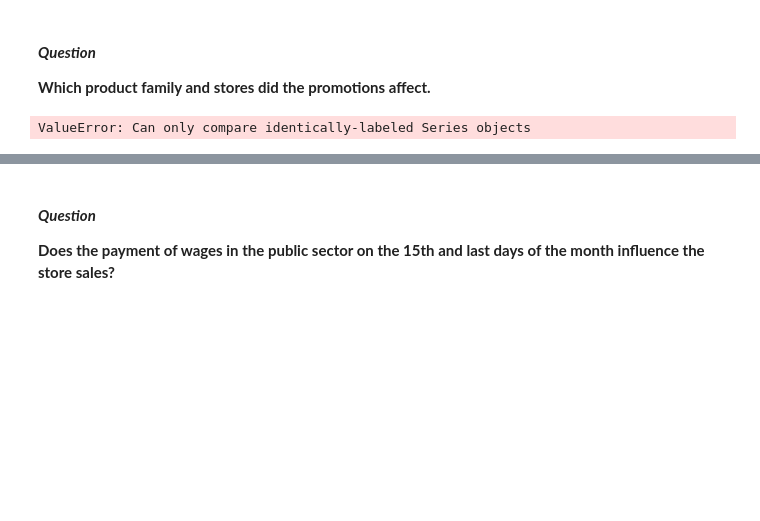
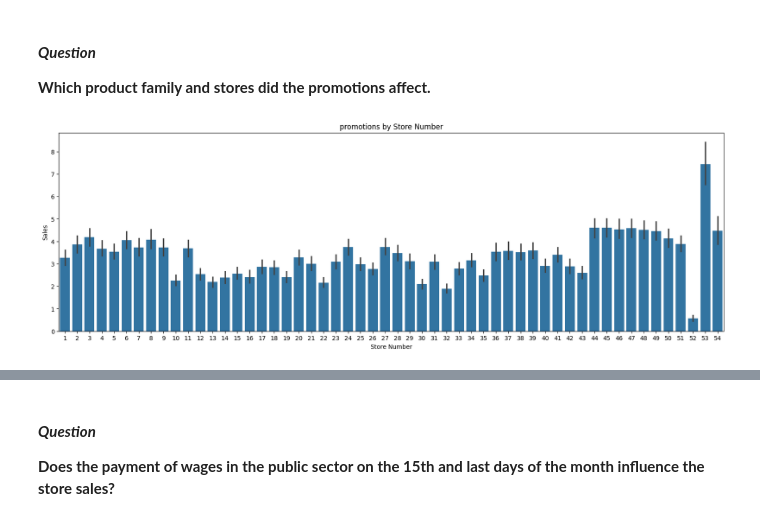
Before and after one commit to wamathaiwandeto/Time-Series-Regression-Analysis, a Jupyter notebook: notebooks/notebook.ipynb, the cells around one changed output, grey strips where cells are left out. Drawn from its saved outputs; the diff is of its cells as text; code cells hidden in the pictures; blank space fills up the shorter version.

```diff
--- a/notebooks/notebook.ipynb
+++ b/notebooks/notebook.ipynb
@@ -923,18 +923,13 @@ plt.show()
 # %% [markdown]
 #### ***Question***
 **Which product family and stores did the promotions affect.**
-# %%
-# Calculate average sales during promotions and non-promotions for each product family and store
-promotions_analysis = merged_df1.groupby(['family', 'store_nbr', 'onpromotion'])['sales'].mean().reset_index()
-# Filter rows where promotions have a significant impact on sales (e.g., average sales during promotions > average sales during non-promotions)
-promotions_impact = promotions_analysis[promotions_analysis['sales'] > promotions_analysis[promotions_analysis['onpromotion'] == 0]['sales']]
-# Display the product families and stores affected by promotions
-affected_product_families = promotions_impact['family'].unique()
-affected_stores = promotions_impact['store_nbr'].unique()
-print("Product Families affected by promotions:")
-print(affected_product_families)
-
-print("\nStores affected by promotions:")
-print(affected_stores)
-# %% [output]
-ValueError: Can only compare identically-labeled Series objects
+# %%
+# Sales by Store Number
+plt.figure(figsize=(20, 6))
+sns.barplot(data=merged_df1, x='store_nbr', y='onpromotion')
+plt.title('promotions by Store Number')
+plt.xlabel('Store Number')
+plt.ylabel('Sales')
+plt.show()
+# %% [output]
+[figure, added]
```
Also changed, not shown: parts of 1 cell of this notebook.
